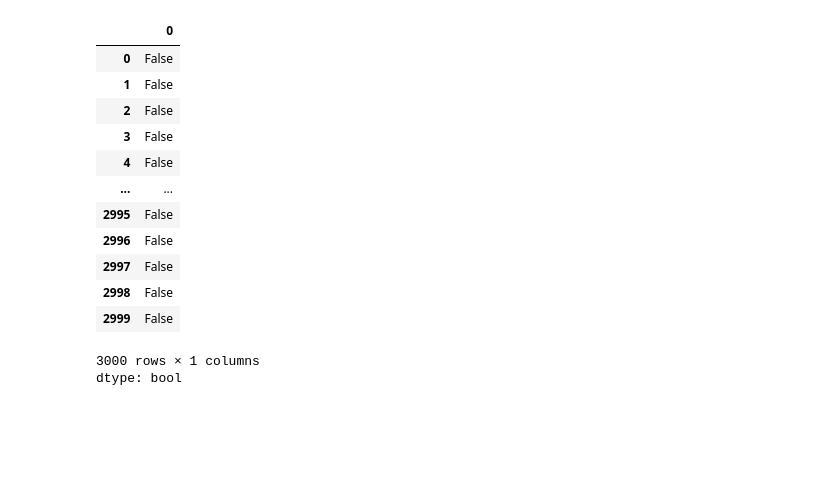
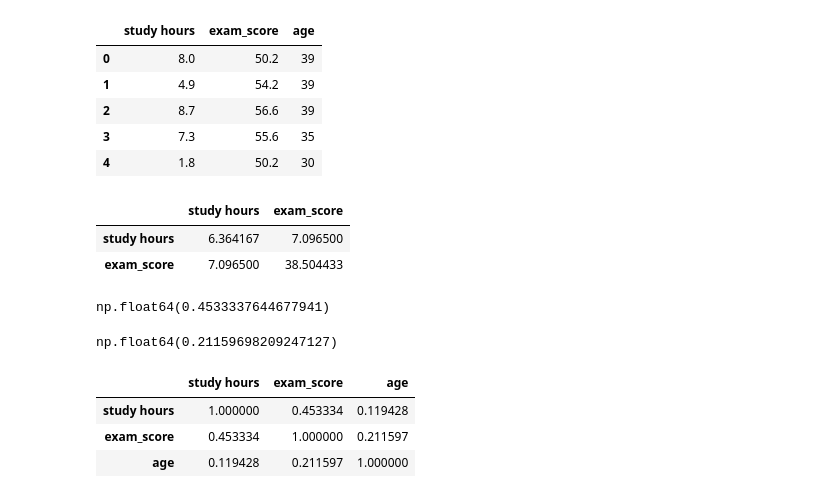
Before and after one commit to audiokello-hue/Testproject, a Jupyter notebook: coursework.ipynb, the cells around one changed output. Saved outputs shown, nothing was run; the diff lists cells and outputs as text; code cells hidden in the pictures; blank space fills up the shorter version.

```diff
--- a/coursework.ipynb
+++ b/coursework.ipynb
@@ -135,17 +12,0 @@ dtype: int64
-# %%
-df.duplicated()
-# %% [output]
-|  | 0 |
-| 0 | False |
-| 1 | False |
-| 2 | False |
-| 3 | False |
-| 4 | False |
-| ... | ... |
-| 2995 | False |
-| 2996 | False |
-| 2997 | False |
-| 2998 | False |
-| 2999 | False |
-3000 rows × 1 columns
-dtype: bool
@@ -153,0 +13,56 @@ import matplotlib.pyplot as plt
+# %%
+import numpy as np
+
+
+rng = np.random.default_rng(42) #seed
+
+n = 25
+
+study_hours = rng.uniform(1, 10, n).round(1)
+
+#exam_score
+exam_score = (40 + study_hours + 5 + rng.normal(0, 8, n)).round(1)
+exam_score = np.clip(exam_score, 0, 100)
+
+age = rng.integers(18, 45, n)
+
+
+class_df = pd.DataFrame({
+    'study hours':study_hours,
+    'exam_score':exam_score,
+    'age':age}
+)
+
+class_df.head()
+# %% [output]
+|  | study hours | exam_score | age |
+| 0 | 8.0 | 50.2 | 39 |
+| 1 | 4.9 | 54.2 | 39 |
+| 2 | 8.7 | 56.6 | 39 |
+| 3 | 7.3 | 55.6 | 35 |
+| 4 | 1.8 | 50.2 | 30 |
+# %%
+# covariance between study hours and exam score
+cov_matrix = class_df[['study hours', 'exam_score']].cov()
+cov_matrix
+# %% [output]
+|  | study hours | exam_score |
+| study hours | 6.364167 | 7.096500 |
+| exam_score | 7.096500 | 38.504433 |
+# %%
+corr_study_score = class_df['study hours'].corr(class_df['exam_score'])
+corr_study_score
+# %% [output]
+np.float64(0.4533337644677941)
+# %%
+corr_age_score = class_df['age'].corr(class_df['exam_score'])
+corr_age_score
+# %% [output]
+np.float64(0.21159698209247127)
+# %%
+class_df.corr()
+# %% [output]
+|  | study hours | exam_score | age |
+| study hours | 1.000000 | 0.453334 | 0.119428 |
+| exam_score | 0.453334 | 1.000000 | 0.211597 |
+| age | 0.119428 | 0.211597 | 1.000000 |
```
Also changed, not shown: parts of 19 cells of this notebook.
